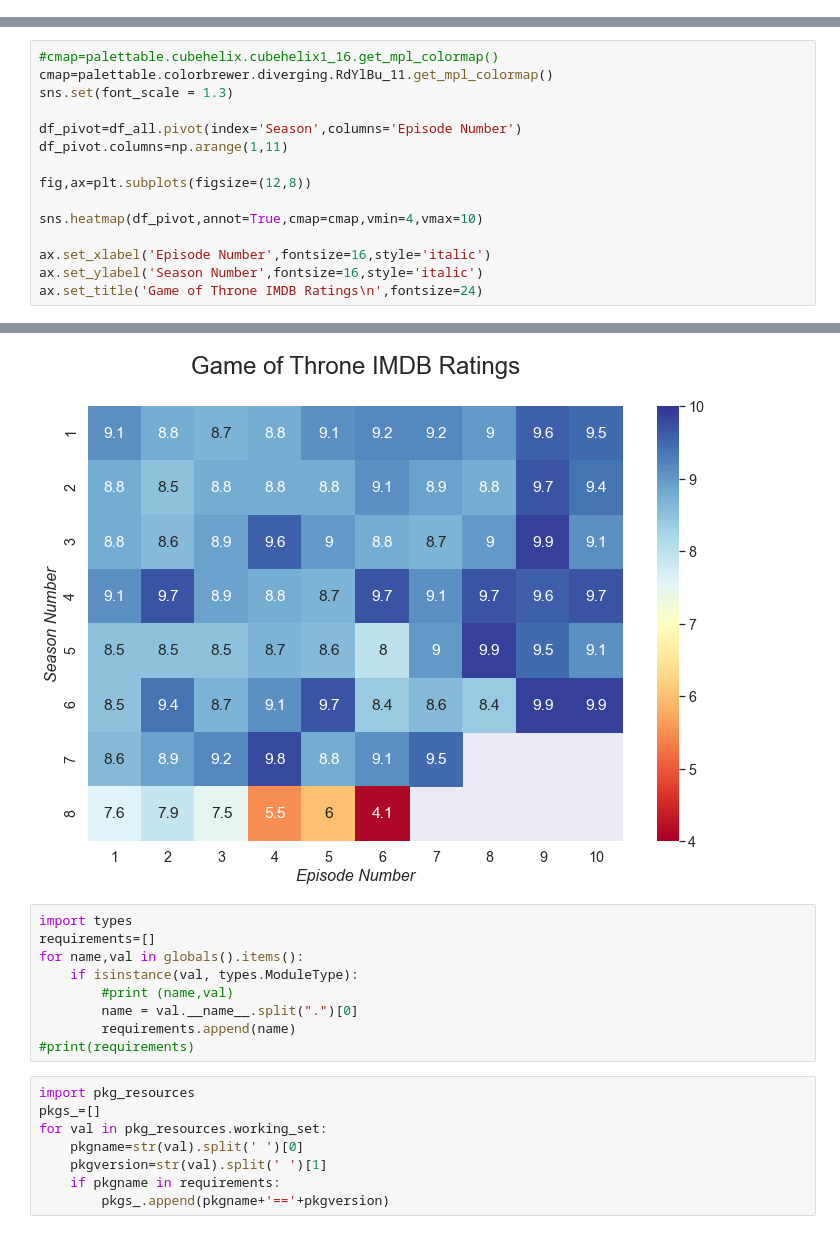
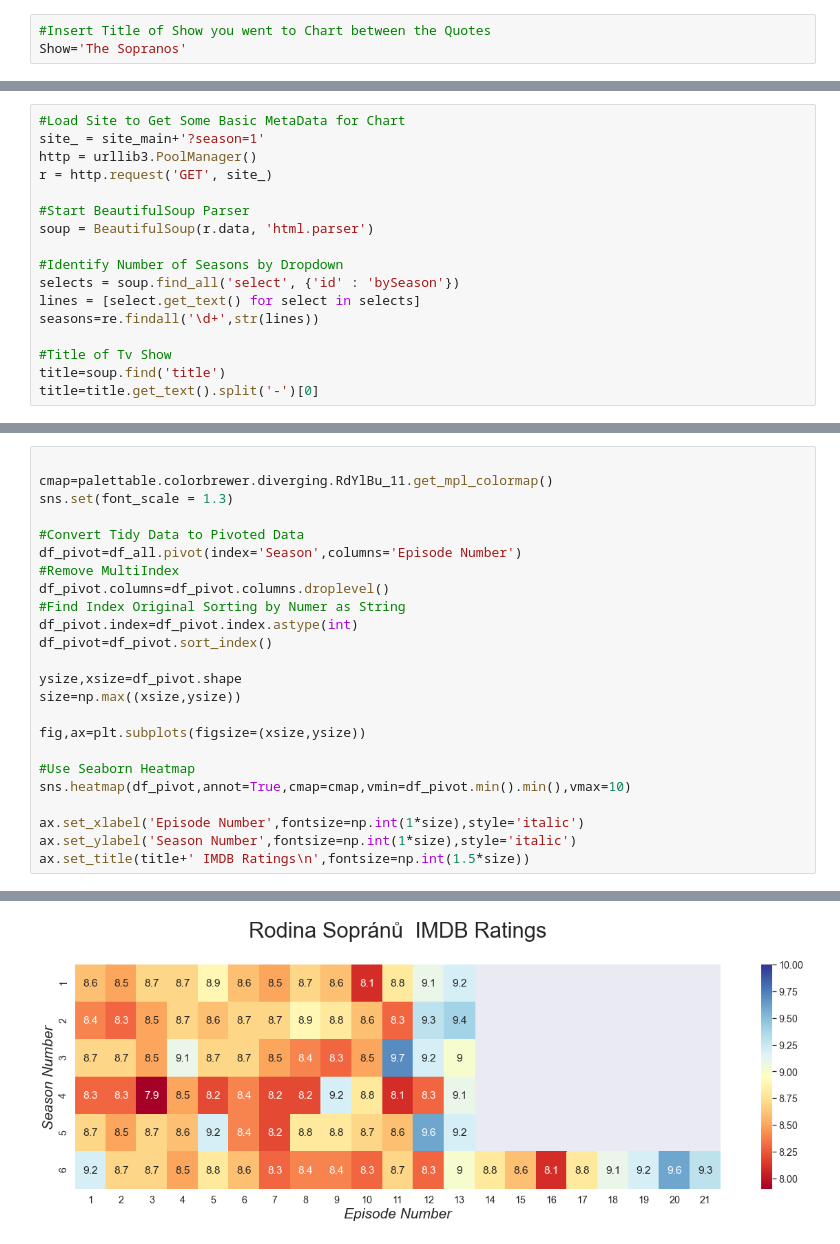
Before and after one commit to gavindoesdata/WebScraper, a Jupyter notebook: Imdb_WebScraper_RatingsHeatMap.ipynb, the cells around one changed output, grey strips where cells are left out. Cells and saved outputs as stored; diff of their text form.

```diff
--- a/Imdb_WebScraper_RatingsHeatMap.ipynb
+++ b/Imdb_WebScraper_RatingsHeatMap.ipynb
@@ -10,2 +12,5 @@ import palettable
 
 plt.rcParams['figure.facecolor']='w'
+# %%
+#Insert Title of Show you went to Chart between the Quotes
+Show='The Sopranos'
@@ -12,2 +42,19 @@ plt.rcParams['figure.facecolor']='w'
+# %%
+#Load Site to Get Some Basic MetaData for Chart
+site_ = site_main+'?season=1'
+http = urllib3.PoolManager()
+r = http.request('GET', site_)
+
+#Start BeautifulSoup Parser
+soup = BeautifulSoup(r.data, 'html.parser')
+
+#Identify Number of Seasons by Dropdown
+selects = soup.find_all('select', {'id' : 'bySeason'})
+lines = [select.get_text() for select in selects]
+seasons=re.findall('\d+',str(lines))
+
+#Title of Tv Show
+title=soup.find('title')
+title=title.get_text().split('-')[0]
 # %%
 df_all=pd.DataFrame()
@@ -36,16 +107,25 @@ for i in np.arange(1,9):
 # %%
-#cmap=palettable.cubehelix.cubehelix1_16.get_mpl_colormap()
+
 cmap=palettable.colorbrewer.diverging.RdYlBu_11.get_mpl_colormap()
 sns.set(font_scale = 1.3)
 
+#Convert Tidy Data to Pivoted Data
 df_pivot=df_all.pivot(index='Season',columns='Episode Number')
-df_pivot.columns=np.arange(1,11)
+#Remove MultiIndex
+df_pivot.columns=df_pivot.columns.droplevel()
+#Find Index Original Sorting by Numer as String
+df_pivot.index=df_pivot.index.astype(int)
+df_pivot=df_pivot.sort_index()
 
-fig,ax=plt.subplots(figsize=(12,8))
+ysize,xsize=df_pivot.shape
+size=np.max((xsize,ysize))
 
-sns.heatmap(df_pivot,annot=True,cmap=cmap,vmin=4,vmax=10)
+fig,ax=plt.subplots(figsize=(xsize,ysize))
 
-ax.set_xlabel('Episode Number',fontsize=16,style='italic')
-ax.set_ylabel('Season Number',fontsize=16,style='italic')
-ax.set_title('Game of Throne IMDB Ratings\n',fontsize=24)
+#Use Seaborn Heatmap
+sns.heatmap(df_pivot,annot=True,cmap=cmap,vmin=df_pivot.min().min(),vmax=10)
+
+ax.set_xlabel('Episode Number',fontsize=np.int(1*size),style='italic')
+ax.set_ylabel('Season Number',fontsize=np.int(1*size),style='italic')
+ax.set_title(title+' IMDB Ratings\n',fontsize=np.int(1.5*size))
 # %% [output]
@@ -53,18 +133 @@ Text(0.5, 1.0, 'Game of Throne IMDB Ratings\n')
-[figure, old version]
+[figure, new version]
-# %%
-import types
-requirements=[]
-for name,val in globals().items():
-    if isinstance(val, types.ModuleType):
-        #print (name,val)
-        name = val.__name__.split(".")[0]
-        requirements.append(name)
-#print(requirements)
-# %%
-import pkg_resources
-pkgs_=[]
-for val in pkg_resources.working_set:
-    pkgname=str(val).split(' ')[0]
-    pkgversion=str(val).split(' ')[1]
-    if pkgname in requirements:
-        pkgs_.append(pkgname+'=='+pkgversion)
```
Also changed, not shown: parts of 7 cells of this notebook, 1 other file.
